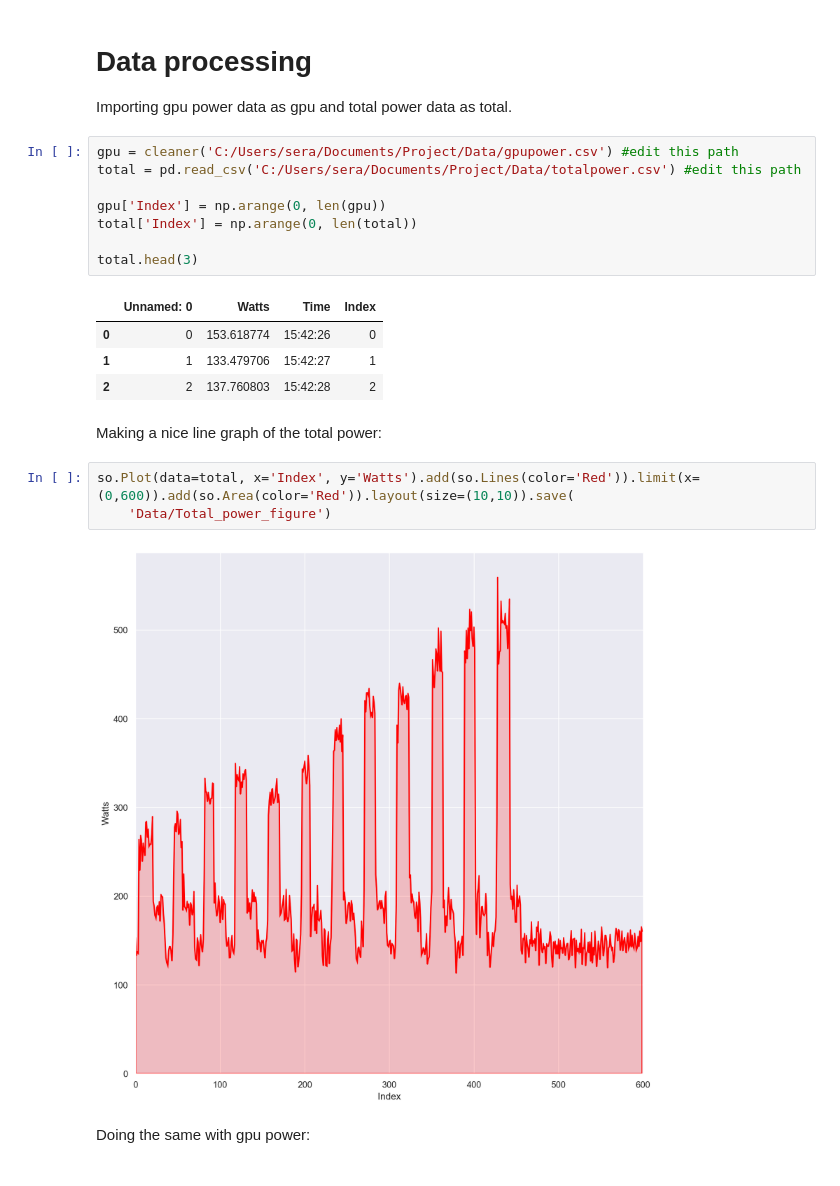
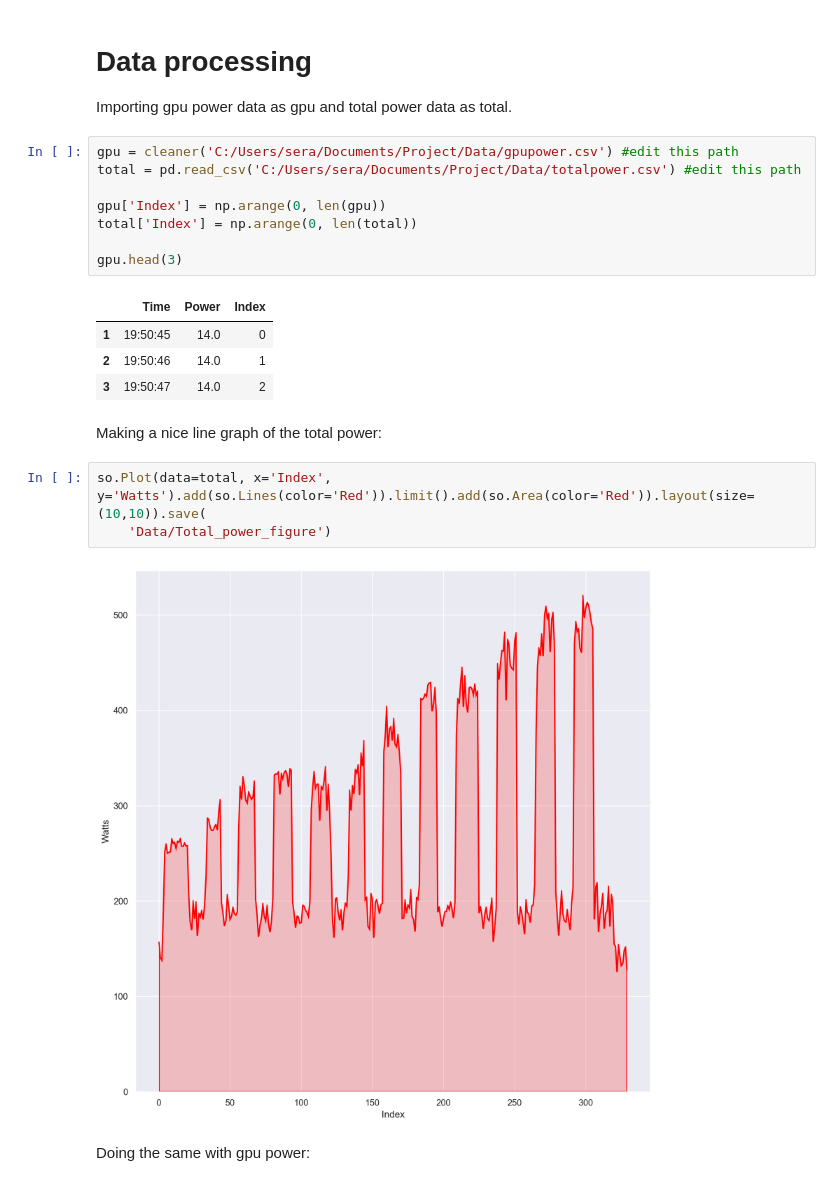
Before and after one commit to seranovic/semester1, a Jupyter notebook: Data Proccessing.ipynb, the cells around one changed output. Drawn from its saved outputs; the diff is of its cells as text.

Commit message:
updated graphs

```diff
--- a/Data Proccessing.ipynb
+++ b/Data Proccessing.ipynb
@@ -19,19 +19,19 @@ total = pd.read_csv('C:/Users/sera/Documents/Project/Data/totalpower.csv') #edit
 gpu['Index'] = np.arange(0, len(gpu))
 total['Index'] = np.arange(0, len(total))
 
-total.head(3)
+gpu.head(3)
 # %% [output]
-|  | Unnamed: 0 | Watts | Time | Index |
-| 0 | 0 | 153.618774 | 15:42:26 | 0 |
-| 1 | 1 | 133.479706 | 15:42:27 | 1 |
-| 2 | 2 | 137.760803 | 15:42:28 | 2 |
+|  | Time | Power | Index |
+| 1 | 19:50:45 | 14.0 | 0 |
+| 2 | 19:50:46 | 14.0 | 1 |
+| 3 | 19:50:47 | 14.0 | 2 |
 # %% [markdown]
 Making a nice line graph of the total power:
 # %%
-so.Plot(data=total, x='Index', y='Watts').add(so.Lines(color='Red')).limit(x=(0,600)).add(so.Area(color='Red')).layout(size=(10,10)).save(
+so.Plot(data=total, x='Index', y='Watts').add(so.Lines(color='Red')).limit().add(so.Area(color='Red')).layout(size=(10,10)).save(
     'Data/Total_power_figure')
 # %% [output]
-[figure, old version]
+[figure, new version]
 # %% [markdown]
 Doing the same with gpu power:
 # %%
```
Also changed, not shown: parts of 1 cell of this notebook, 2 other files.
